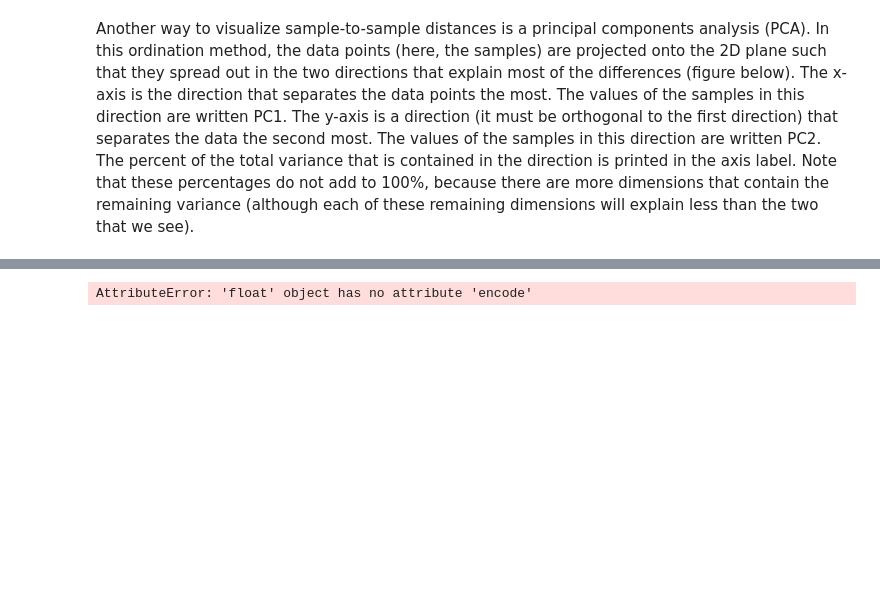
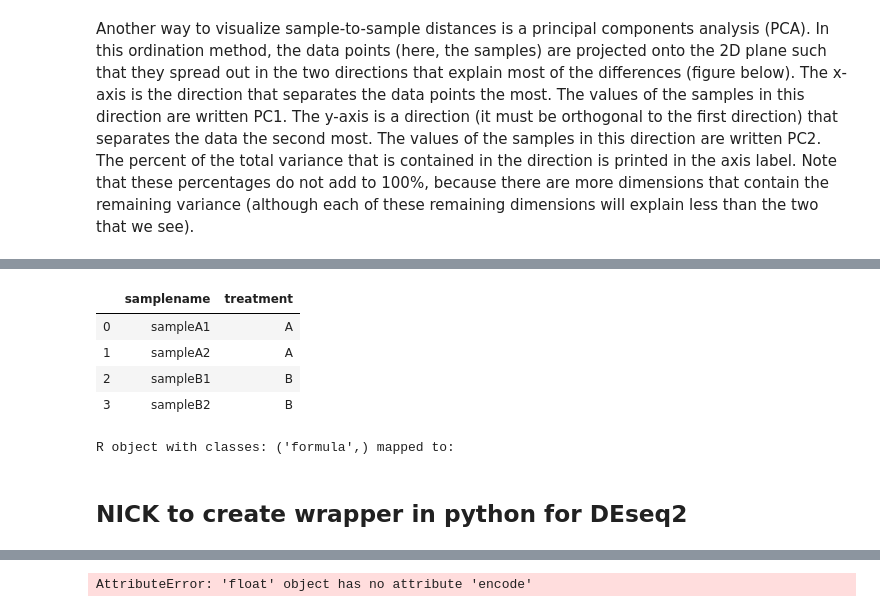
Before and after one commit to sohilsshah91/hacknights, a Jupyter notebook: tcga-lihc/1.1-hacknight-tcga-eda.ipynb, the cells around one changed output, grey strips where cells are left out. Cells and saved outputs as stored; diff of their text form; code cells hidden in the pictures; blank space fills up the shorter version.

```diff
--- a/tcga-lihc/1.1-hacknight-tcga-eda.ipynb
+++ b/tcga-lihc/1.1-hacknight-tcga-eda.ipynb
@@ -471,3 +478,18 @@ pandas2ri.activate()
+# %%
+pd.DataFrame({'samplename': ['sampleA1', 'sampleA2', 'sampleB1', 'sampleB2'], 'treatment': ['A','A','B','B']})
+# %% [output]
+|  | samplename | treatment |
+| 0 | sampleA1 | A |
+| 1 | sampleA2 | A |
+| 2 | sampleB1 | B |
+| 3 | sampleB2 | B |
+# %%
+# binary matrix of group that the row belongs to
+design_formula
+# %% [output]
+R object with classes: ('formula',) mapped to:
+# %% [markdown]
+## NICK to create wrapper in python for DEseq2
 # %%
 # Create DESeq dataset
 
```
Also changed, not shown: parts of 4 cells of this notebook.
